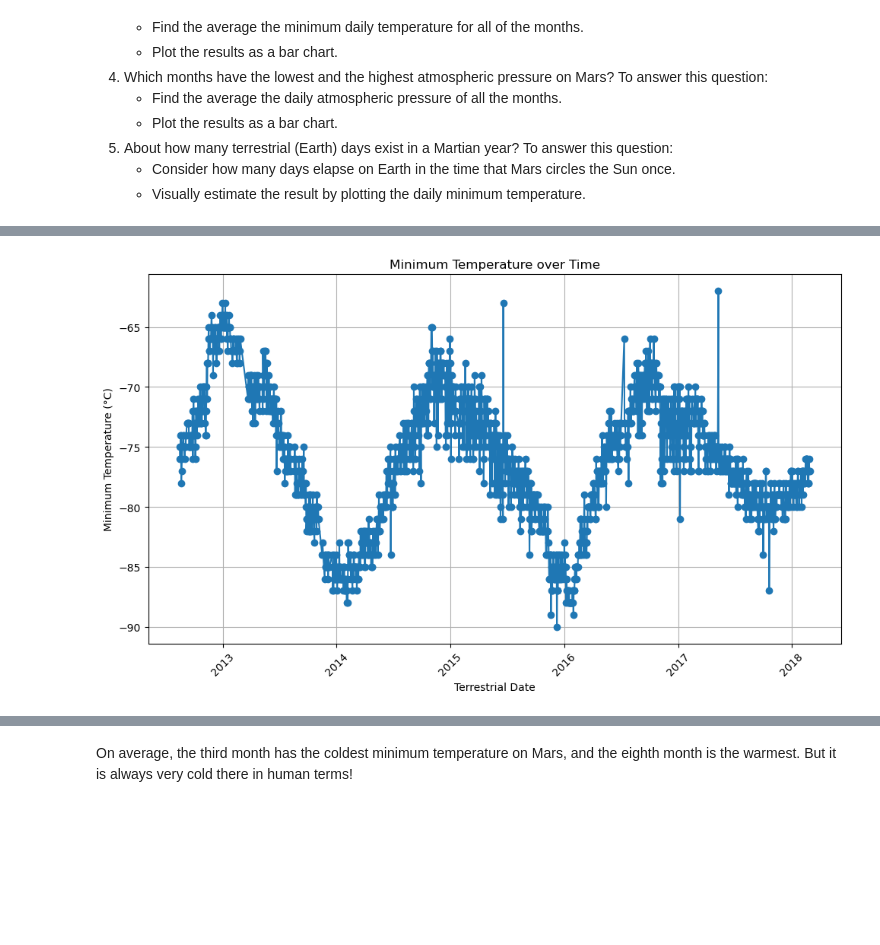
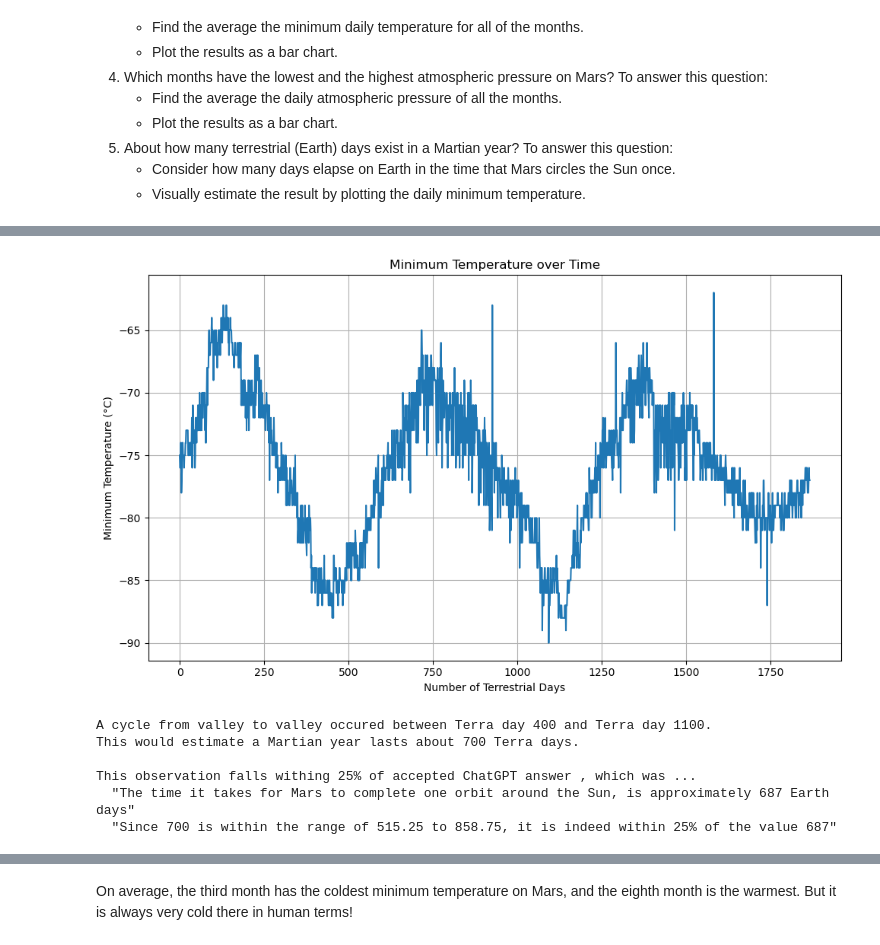
Before and after one commit to MarkOlsonMN/web-browse-scrape-challenge, a Jupyter notebook: mars_news_weather/part_2_mars_weather.ipynb, the cells around one changed output, grey strips where cells are left out. Saved outputs shown, nothing was run; the diff lists cells and outputs as text; code cells hidden in the pictures; blank space fills up the shorter version.

```diff
--- a/mars_news_weather/part_2_mars_weather.ipynb
+++ b/mars_news_weather/part_2_mars_weather.ipynb
@@ -220,2 +136,14 @@ dtype: object
+# %%
+# Change data types for data analysis
+
+# Convert columns to specific data types
+df['terrestrial_date'] = pd.to_datetime(df['terrestrial_date'])
+
+df['sol'] = df['sol'].astype('int64')
+df['ls'] = df['ls'].astype('int64')
+df['month'] = df['month'].astype('int64')
+
+df['min_temp'] = df['min_temp'].astype(float)
+df['pressure'] = df['pressure'].astype(float)
 # %%
 # Confirm type changes were successful by examining data types again
@@ -450,19 +331,33 @@ plt.show()
 # %%
 # 5. How many terrestrial (earth) days are there in a Martian year?
 
 # Sort DataFrame by terrestrial_date
 df_sorted = df.sort_values(by='terrestrial_date')
 
+# Reindex the sorted DataFrame ... NOTE: this will use a "count" of Terra days along the x-axis , rather than the actual Terra Dates themselves
+df_sorted = df_sorted.reset_index(drop=True)
+
 # Plotting
 plt.figure(figsize=(10, 6))
-plt.plot(df_sorted['terrestrial_date'], df_sorted['min_temp'], marker='o', linestyle='-')
+plt.plot(df_sorted.index, df_sorted['min_temp'], linestyle='-')
 plt.title('Minimum Temperature over Time')
-plt.xlabel('Terrestrial Date')
+plt.xlabel('Number of Terrestrial Days')
 plt.ylabel('Minimum Temperature (°C)')
-plt.xticks(rotation=45)
 plt.grid(True)
 plt.tight_layout()
 
 plt.show()
+
+print("A cycle from valley to valley occured between Terra day 400 and Terra day 1100.")
+print("This would estimate a Martian year lasts about 700 Terra days.\n")
+print("This observation falls withing 25% of accepted ChatGPT answer , which was ...")
+print('  "The time it takes for Mars to complete one orbit around the Sun, is approximately 687 Earth days"')
+print('  "Since 700 is within the range of 515.25 to 858.75, it is indeed within 25% of the value 687"\n\n')
 # %% [output]
-[figure, old version]
+[figure, new version]
+A cycle from valley to valley occured between Terra day 400 and Terra day 1100.
+This would estimate a Martian year lasts about 700 Terra days.
+
+This observation falls withing 25% of accepted ChatGPT answer , which was ...
+  "The time it takes for Mars to complete one orbit around the Sun, is approximately 687 Earth days"
+  "Since 700 is within the range of 515.25 to 858.75, it is indeed within 25% of the value 687"
```
Also changed, not shown: parts of 31 cells of this notebook, 2 other files.
